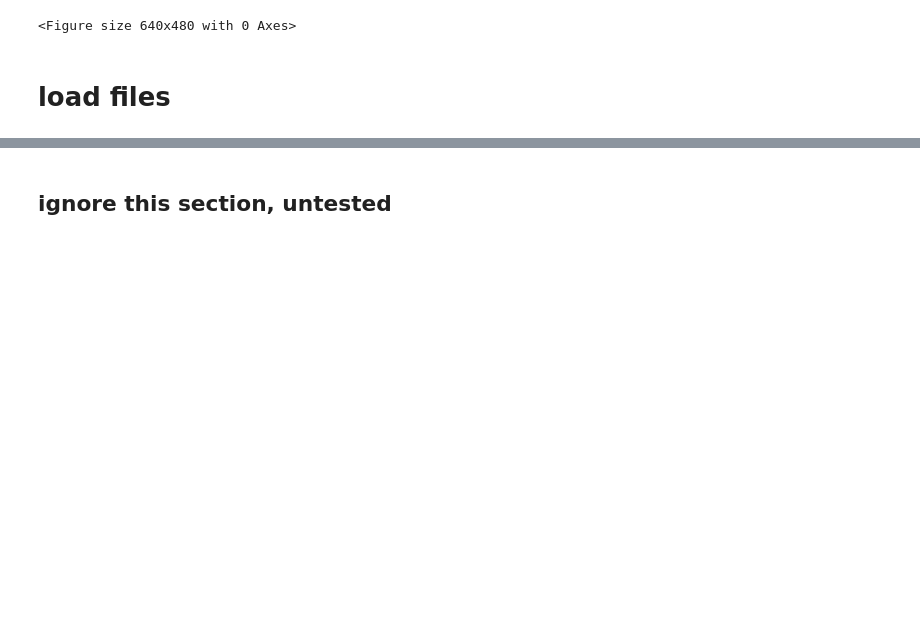
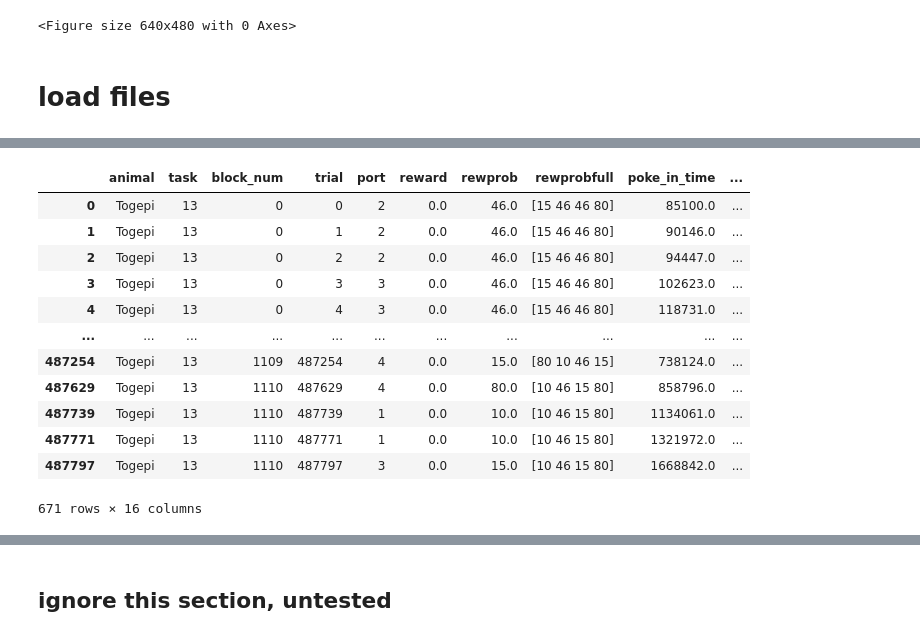
Before and after one commit to nightshade2303/banditAnalysis, a Jupyter notebook: rodentBanditAnalysis.ipynb, the cells around one changed output, grey strips where cells are left out. Drawn from its saved outputs; the diff is of its cells as text; code cells hidden in the pictures; blank space fills up the shorter version.

```diff
--- a/rodentBanditAnalysis.ipynb
+++ b/rodentBanditAnalysis.ipynb
@@ -67,0 +66,16 @@ sessdf = trializer_v3(df, list_sessionMarker,
+# %%
+sessdf[np.isnan(sessdf.last_lick_time)]
+# %% [output]
+|  | animal | task | block_num | trial | port | reward | rewprob | rewprobfull | poke_in_time | ... |
+| 0 | Togepi | 13 | 0 | 0 | 2 | 0.0 | 46.0 | [15 46 46 80] | 85100.0 | ... |
+| 1 | Togepi | 13 | 0 | 1 | 2 | 0.0 | 46.0 | [15 46 46 80] | 90146.0 | ... |
+| 2 | Togepi | 13 | 0 | 2 | 2 | 0.0 | 46.0 | [15 46 46 80] | 94447.0 | ... |
+| 3 | Togepi | 13 | 0 | 3 | 3 | 0.0 | 46.0 | [15 46 46 80] | 102623.0 | ... |
+| 4 | Togepi | 13 | 0 | 4 | 3 | 0.0 | 46.0 | [15 46 46 80] | 118731.0 | ... |
+| ... | ... | ... | ... | ... | ... | ... | ... | ... | ... | ... |
+| 487254 | Togepi | 13 | 1109 | 487254 | 4 | 0.0 | 15.0 | [80 10 46 15] | 738124.0 | ... |
+| 487629 | Togepi | 13 | 1110 | 487629 | 4 | 0.0 | 80.0 | [10 46 15 80] | 858796.0 | ... |
+| 487739 | Togepi | 13 | 1110 | 487739 | 1 | 0.0 | 10.0 | [10 46 15 80] | 1134061.0 | ... |
+| 487771 | Togepi | 13 | 1110 | 487771 | 1 | 0.0 | 10.0 | [10 46 15 80] | 1321972.0 | ... |
+| 487797 | Togepi | 13 | 1110 | 487797 | 3 | 0.0 | 15.0 | [10 46 15 80] | 1668842.0 | ... |
+671 rows × 16 columns
```
Also changed, not shown: parts of 18 cells of this notebook, 22 other files.
